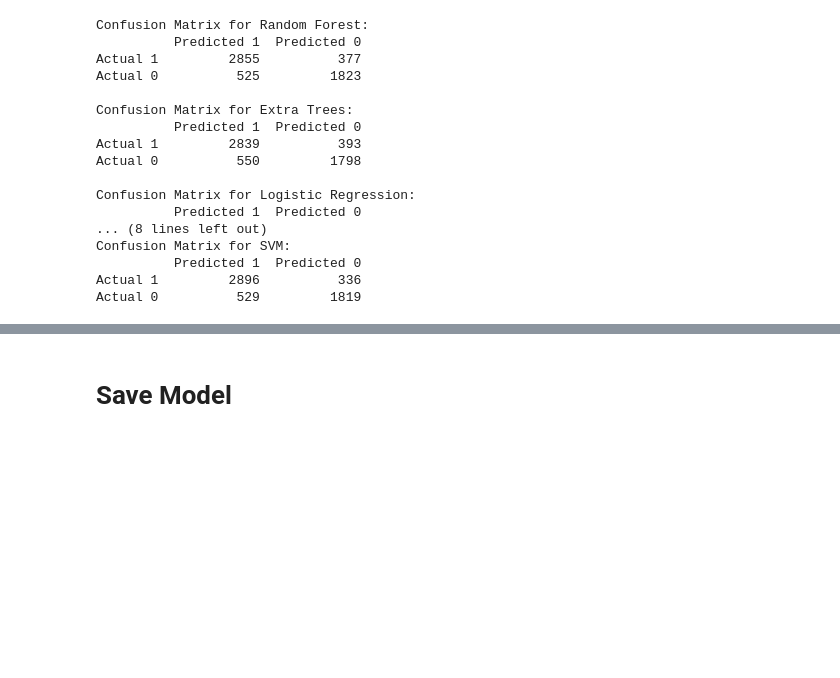
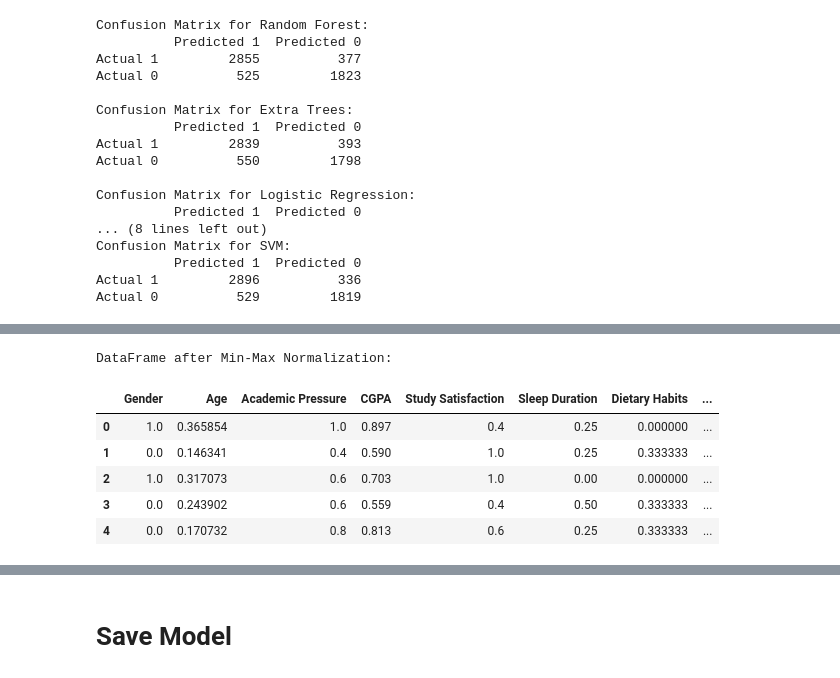
Before and after one commit to arguto1993/depression-risk-classification, a Jupyter notebook: classification.ipynb, the cells around one changed output, grey strips where cells are left out. Saved outputs shown, nothing was run; the diff lists cells and outputs as text; code cells hidden in the pictures; blank space fills up the shorter version.

```diff
--- a/classification.ipynb
+++ b/classification.ipynb
@@ -446,0 +475,24 @@ Actual 0          529         1819
+# %%
+# Normalization with MinMaxScaler
+
+# Initialize the MinMaxScaler
+scaler = MinMaxScaler()
+
+# Specify the features to normalize (you can adjust this list)
+features_to_normalize = df_cleaned.columns
+
+# Fit the scaler on the specified features and transform them
+df_normalized = df_cleaned.copy()
+df_normalized[features_to_normalize] = scaler.fit_transform(df_normalized[features_to_normalize])
+
+# Display the DataFrame after normalization
+print("\nDataFrame after Min-Max Normalization:")
+df_normalized.head()
+# %% [output]
+DataFrame after Min-Max Normalization:
+|  | Gender | Age | Academic Pressure | CGPA | Study Satisfaction | Sleep Duration | Dietary Habits | ... |
+| 0 | 1.0 | 0.365854 | 1.0 | 0.897 | 0.4 | 0.25 | 0.000000 | ... |
+| 1 | 0.0 | 0.146341 | 0.4 | 0.590 | 1.0 | 0.25 | 0.333333 | ... |
+| 2 | 1.0 | 0.317073 | 0.6 | 0.703 | 1.0 | 0.00 | 0.000000 | ... |
+| 3 | 0.0 | 0.243902 | 0.6 | 0.559 | 0.4 | 0.50 | 0.333333 | ... |
+| 4 | 0.0 | 0.170732 | 0.8 | 0.813 | 0.6 | 0.25 | 0.333333 | ... |
```
Also changed, not shown: parts of 14 cells of this notebook.
